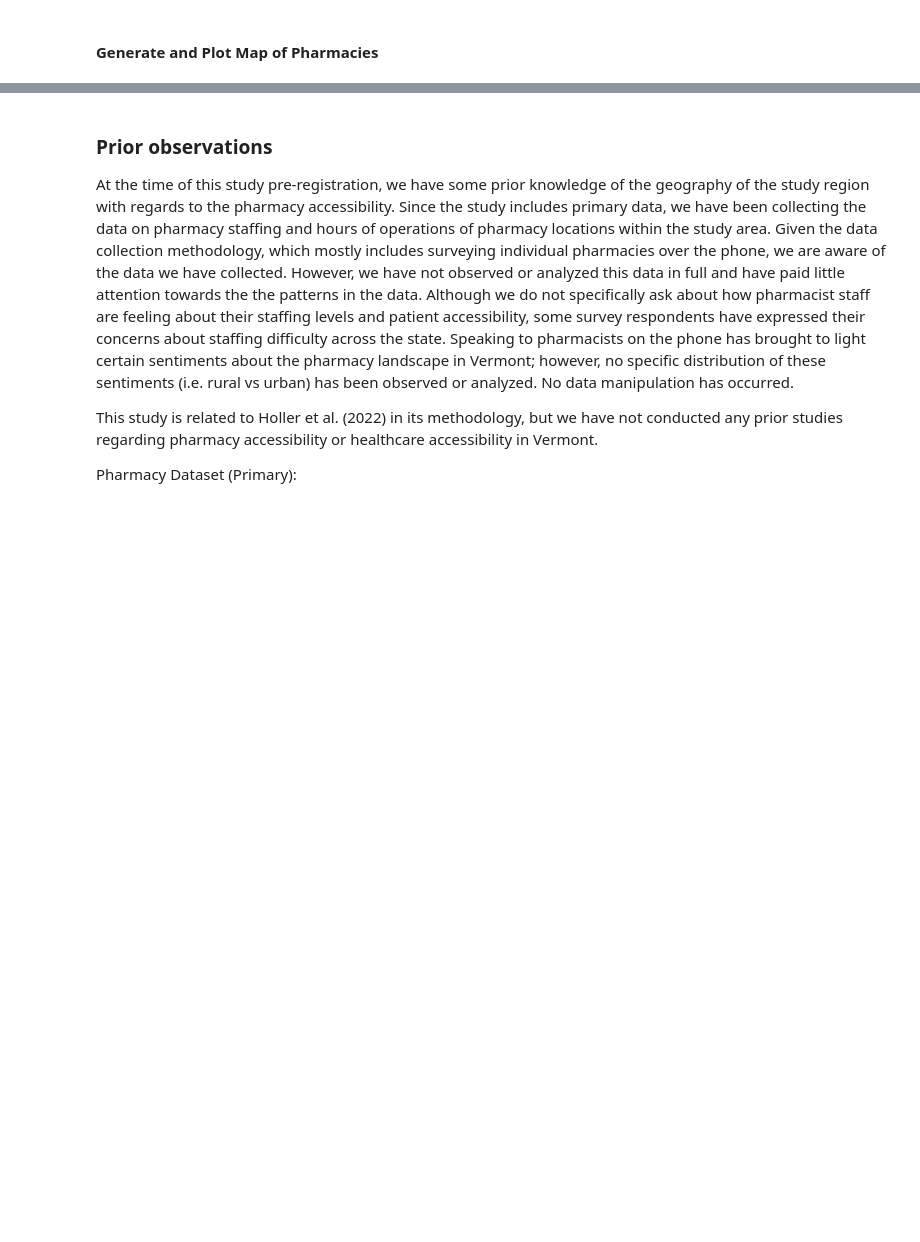
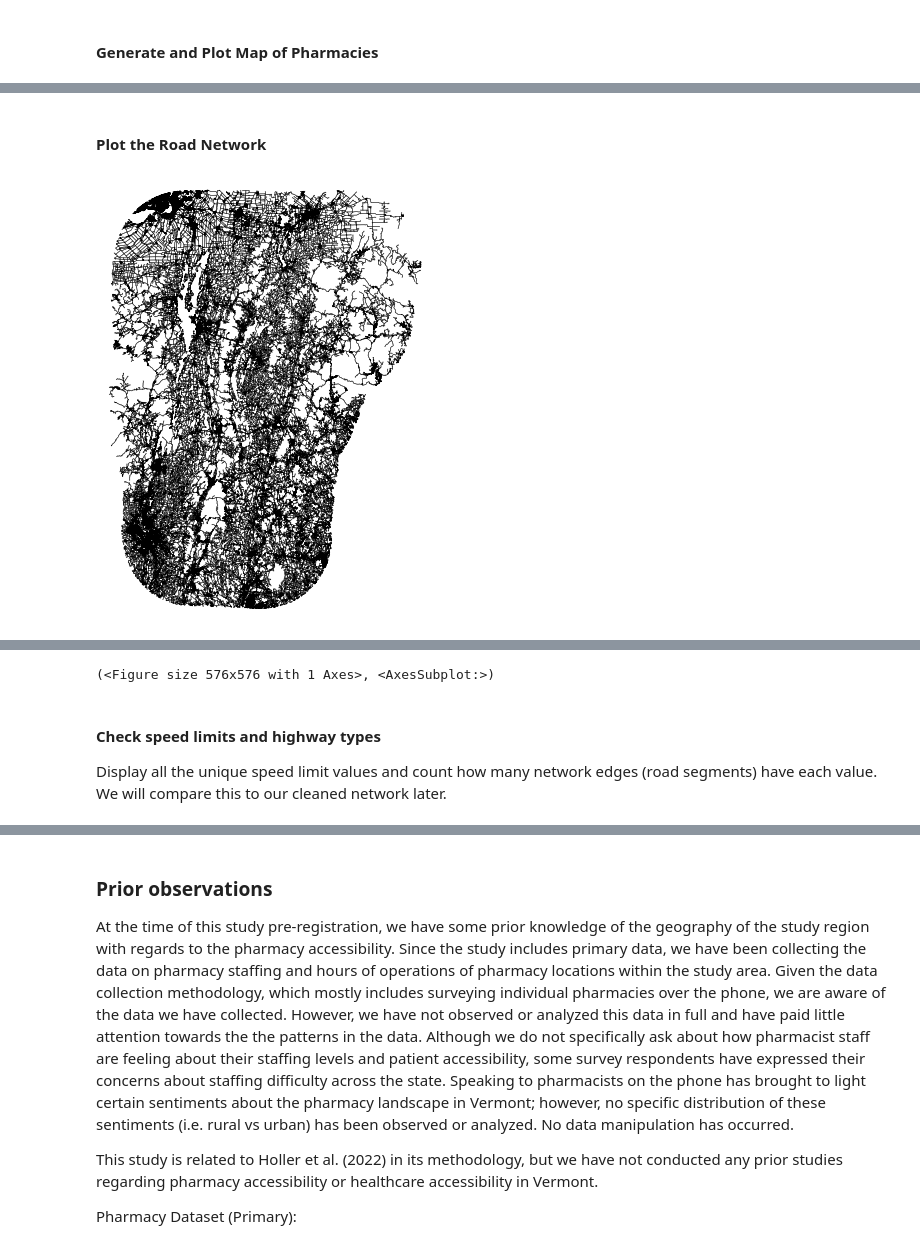
Before and after one commit to samroubin/VTPharmacy, a Jupyter notebook: procedure/code/01_Pharmacy_Accessibility.ipynb, the cells around one changed output, grey strips where cells are left out. Drawn from its saved outputs; the diff is of its cells as text; code cells hidden in the pictures; blank space fills up the shorter version.

```diff
--- a/procedure/code/01_Pharmacy_Accessibility.ipynb
+++ b/procedure/code/01_Pharmacy_Accessibility.ipynb
@@ -233,0 +305,37 @@ pharmacies.explore()
+# %%
+%%time
+# To create a new graph from OpenStreetMap, delete or rename the graph file (if it exists)
+# AND set OSM to True
+# This is more likely to work on a local computer than CyberGISX
+# This network was created on Windows with Python 3.12.1 and osmnx 1.8.1 on 2024-01-24
+
+OSM = False
+
+# Define the place name for Vermont
+place_name_vermont = 'Vermont, USA'
+
+roads_path = "./data/raw/private/osm_roads.graphml"
+
+# if buffered street network is not saved, and OSM is preferred, generate a new graph from OpenStreetMap and save it
+if not os.path.exists(roads_path) and OSM:
+    print("Loading buffered Vermont road network from OpenStreetMap. Please wait... runtime may exceed 9min...", flush=True)
+    G = ox.graph_from_place('Vermont', network_type='drive', buffer_dist=64373.8)
+    print("Saving road network to", roads_path, " Please wait...", flush=True)
+    ox.save_graphml(G, roads_path)
+    print("Data saved.")
+
+# otherwise, if buffered street network is not saved, download graph from the OSF project
+elif not os.path.exists(roads_path):
+    print("Downloading buffered Vermont road network from OSF...", flush=True)
+    url = 'https://osf.io/download/n2q73/'
+    r = requests.get(url, allow_redirects=True)
+    print("Saving road network to", roads_path, " Please wait...", flush=True)
+    open(roads_path, 'wb').write(r.content)
+
+# load the saved network graph
+if os.path.exists(roads_path):
+    print("Loading road network from", roads_path, "Please wait...", flush=True)
+    G = ox.load_graphml(roads_path)
+    print("Data loaded.")
+else:
+    print("Error: could not load the road network from file.")
@@ -233,0 +347,7 @@ pharmacies.explore()
+# %% [markdown]
+#### Plot the Road Network
+# %%
+%%time
+ox.plot_graph(G, node_size = 1, bgcolor = 'white', node_color = 'black', edge_color = "#333333", node_alpha = 0.5, edge_linewidth = 0.5)
+# %% [output]
+[figure, added]
@@ -233,0 +356,6 @@ pharmacies.explore()
+(<Figure size 576x576 with 1 Axes>, <AxesSubplot:>)
+# %% [markdown]
+#### Check speed limits and highway types
+
+Display all the unique speed limit values and count how many network edges (road segments) have each value.
+We will compare this to our cleaned network later.
```
Also changed, not shown: parts of 82 cells of this notebook.
